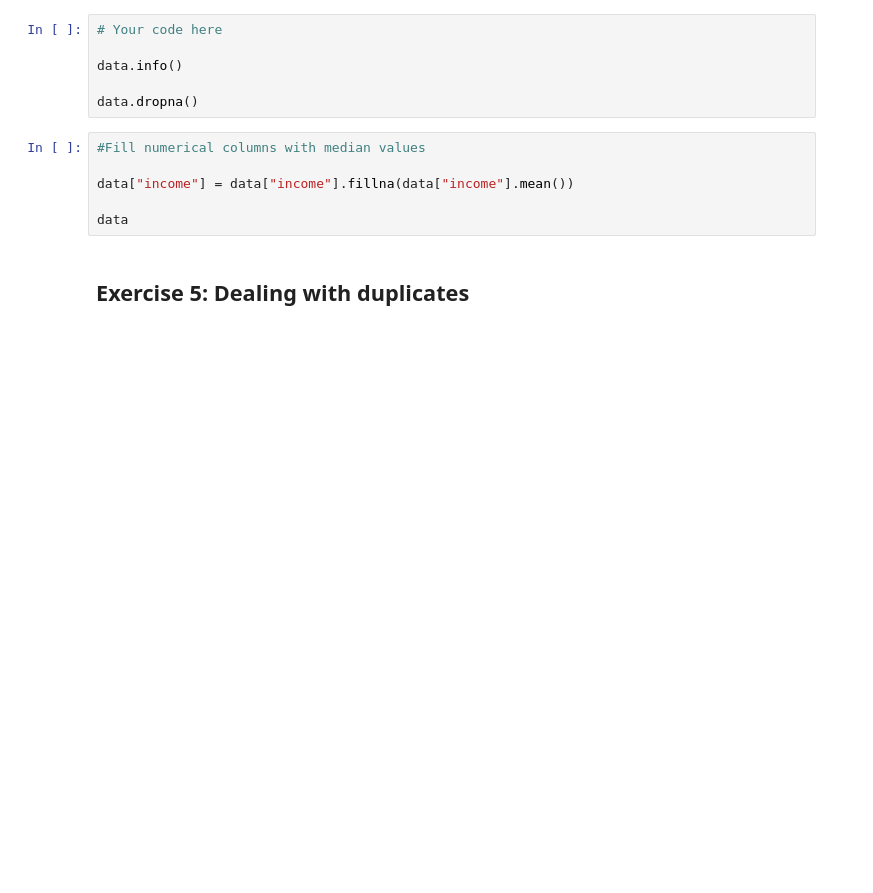
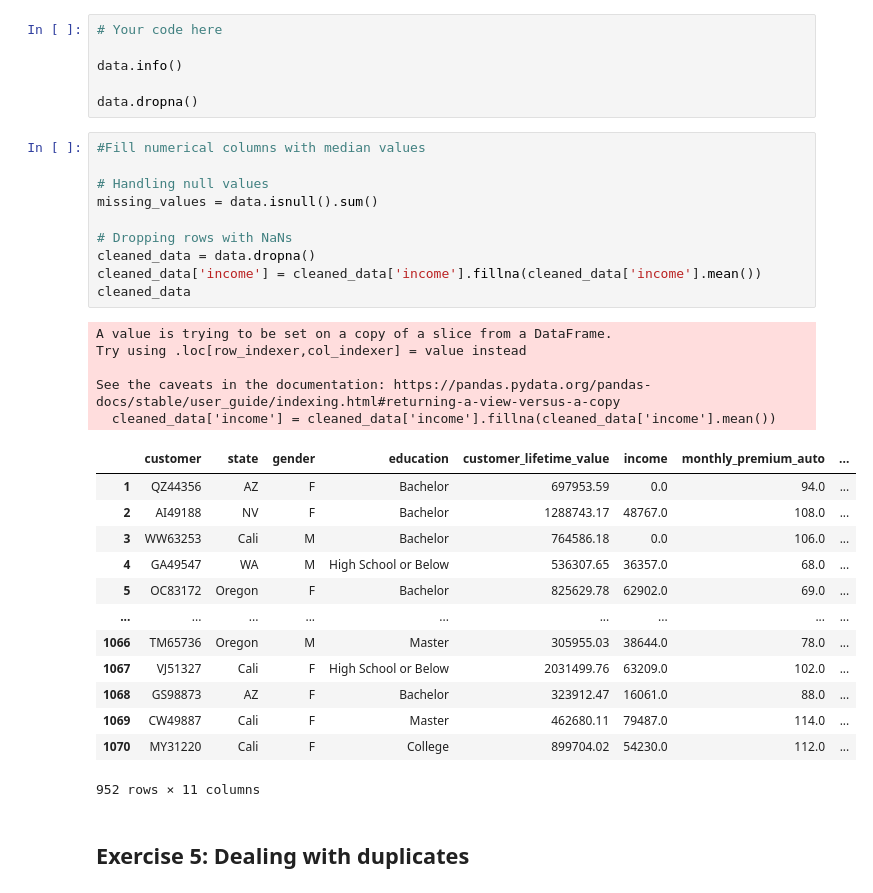
Before and after one commit to h4Sh1G/lab-dw-data-cleaning-and-formatting, a Jupyter notebook: lab-dw-data-cleaning-and-formatting.ipynb, the cells around one changed output. Cells and saved outputs as stored; diff of their text form; blank space fills up the shorter version.

```diff
--- a/lab-dw-data-cleaning-and-formatting.ipynb
+++ b/lab-dw-data-cleaning-and-formatting.ipynb
@@ -180,9 +180,32 @@ data.dropna()
 # %%
 #Fill numerical columns with median values
 
-data["income"] = data["income"].fillna(data["income"].mean())
+# Handling null values
+missing_values = data.isnull().sum()
 
-data
+# Dropping rows with NaNs
+cleaned_data = data.dropna()
+cleaned_data['income'] = cleaned_data['income'].fillna(cleaned_data['income'].mean())
+cleaned_data
+# %% [output]
+A value is trying to be set on a copy of a slice from a DataFrame.
+Try using .loc[row_indexer,col_indexer] = value instead
+
+See the caveats in the documentation: https://pandas.pydata.org/pandas-docs/stable/user_guide/indexing.html#returning-a-view-versus-a-copy
+  cleaned_data['income'] = cleaned_data['income'].fillna(cleaned_data['income'].mean())
+|  | customer | state | gender | education | customer_lifetime_value | income | monthly_premium_auto | ... |
+| 1 | QZ44356 | AZ | F | Bachelor | 697953.59 | 0.0 | 94.0 | ... |
+| 2 | AI49188 | NV | F | Bachelor | 1288743.17 | 48767.0 | 108.0 | ... |
+| 3 | WW63253 | Cali | M | Bachelor | 764586.18 | 0.0 | 106.0 | ... |
+| 4 | GA49547 | WA | M | High School or Below | 536307.65 | 36357.0 | 68.0 | ... |
+| 5 | OC83172 | Oregon | F | Bachelor | 825629.78 | 62902.0 | 69.0 | ... |
+| ... | ... | ... | ... | ... | ... | ... | ... | ... |
+| 1066 | TM65736 | Oregon | M | Master | 305955.03 | 38644.0 | 78.0 | ... |
+| 1067 | VJ51327 | Cali | F | High School or Below | 2031499.76 | 63209.0 | 102.0 | ... |
+| 1068 | GS98873 | AZ | F | Bachelor | 323912.47 | 16061.0 | 88.0 | ... |
+| 1069 | CW49887 | Cali | F | Master | 462680.11 | 79487.0 | 114.0 | ... |
+| 1070 | MY31220 | Cali | F | College | 899704.02 | 54230.0 | 112.0 | ... |
+952 rows × 11 columns
 # %% [markdown]
 ## Exercise 5: Dealing with duplicates
 # %% [markdown]
```
Also changed, not shown: parts of 1 cell of this notebook.
